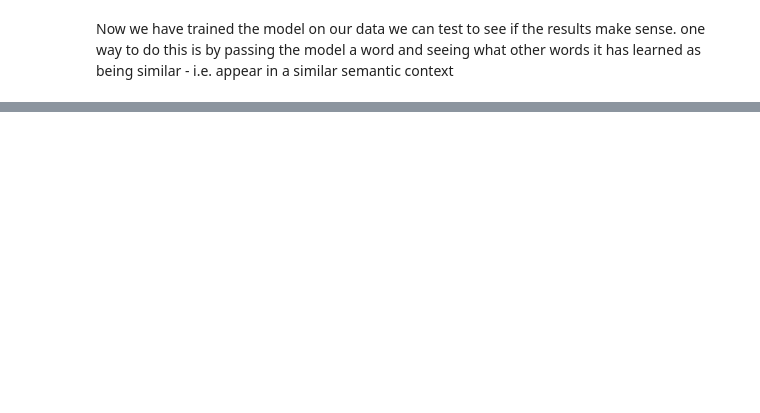
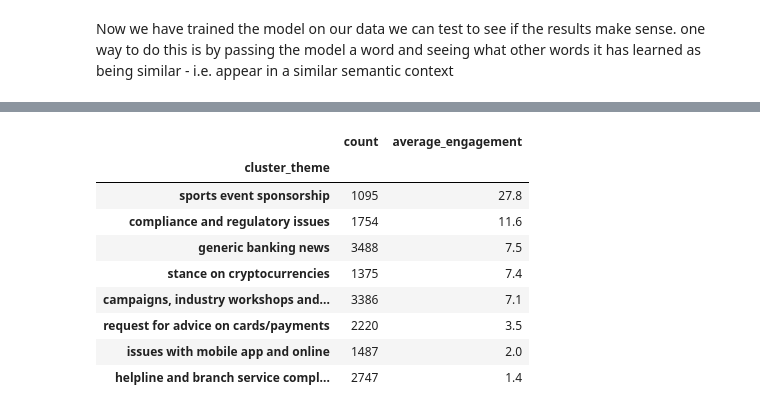
Before and after one commit to totogot/Social_Media_Analytics, a Jupyter notebook: main.ipynb, the cells around one changed output, grey strips where cells are left out. Cells and saved outputs as stored; diff of their text form; code cells hidden in the pictures; blank space fills up the shorter version.

```diff
--- a/main.ipynb
+++ b/main.ipynb
@@ -305,0 +488,17 @@ sample = tweets_df.sample(1000)
+# %%
+# compute the average engagment by cluster
+agg_df = master_df.groupby('cluster_theme')[['count', 'engagement_score']].sum()
+agg_df['average_engagement'] = round(agg_df['engagement_score']/agg_df['count'],1)
+
+agg_df[['count', 'average_engagement']].sort_values('average_engagement', ascending=False)
+# %% [output]
+|  | count | average_engagement |
+| cluster_theme |  |  |
+| sports event sponsorship | 1095 | 27.8 |
+| compliance and regulatory issues | 1754 | 11.6 |
+| generic banking news | 3488 | 7.5 |
+| stance on cryptocurrencies | 1375 | 7.4 |
+| campaigns, industry workshops and... | 3386 | 7.1 |
+| request for advice on cards/payments | 2220 | 3.5 |
+| issues with mobile app and online | 1487 | 2.0 |
+| helpline and branch service compl... | 2747 | 1.4 |
```
Also changed, not shown: parts of 41 cells of this notebook, 4 other files.
